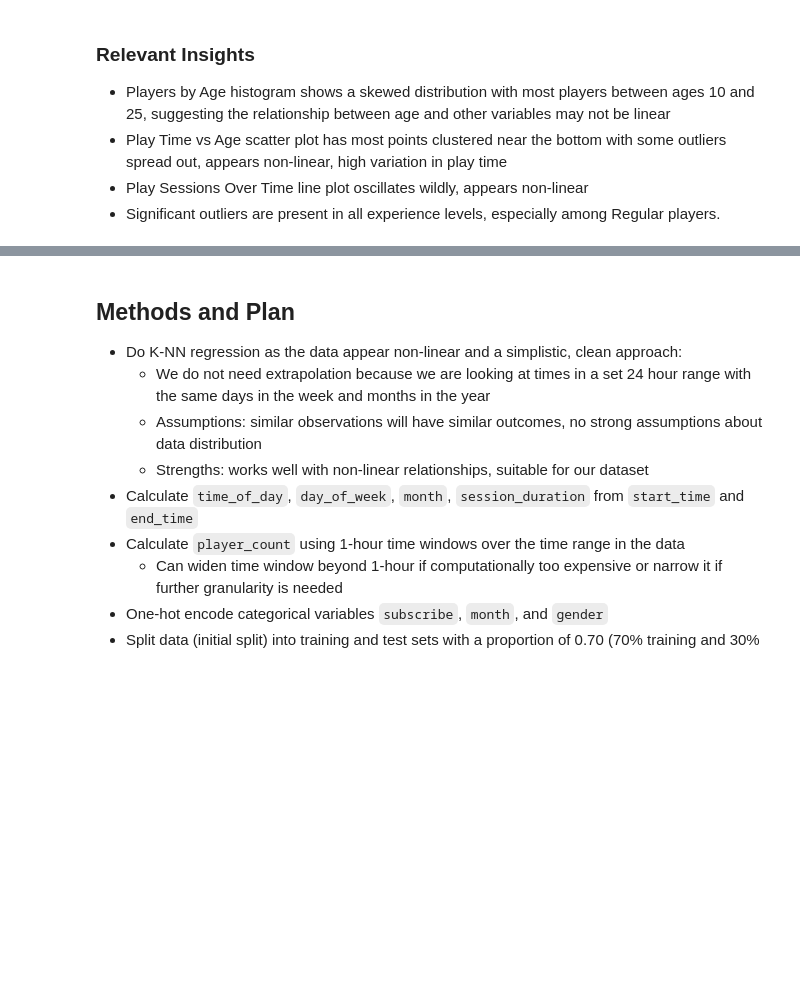
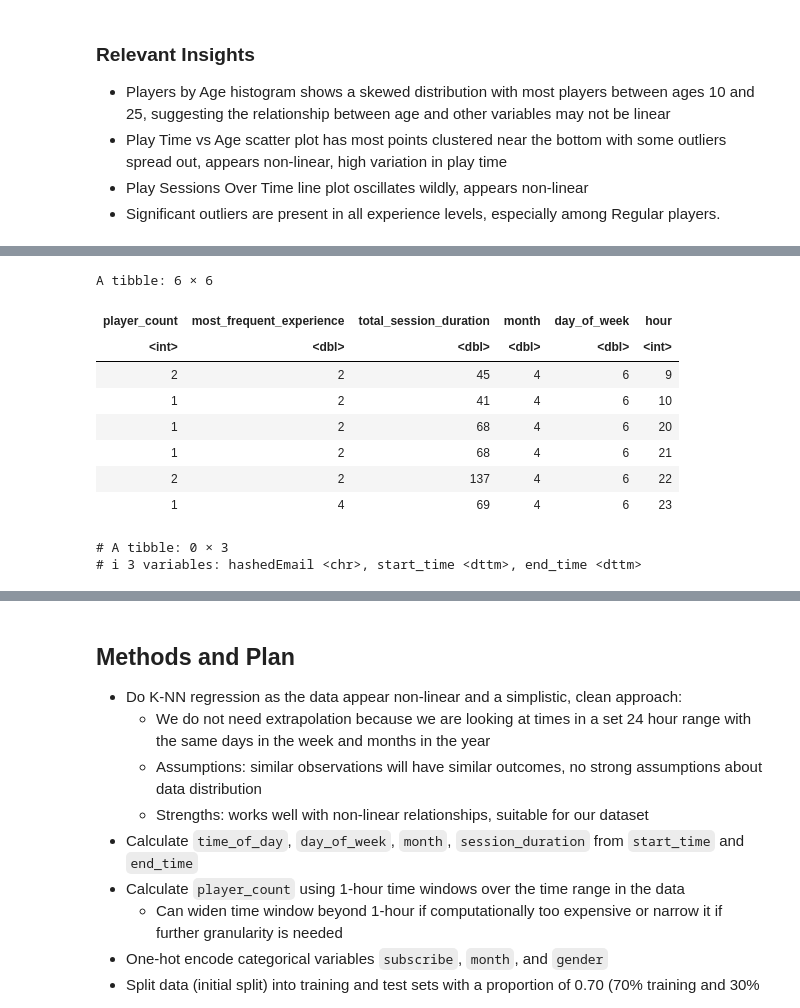
Before and after one commit to xhgchen/dsci-100-2024w1-group-008-17, a Jupyter notebook: project_final_report_008-17.ipynb, the cells around one changed output, grey strips where cells are left out. Cells and saved outputs as stored; diff of their text form; code cells hidden in the pictures; blank space fills up the shorter version.

```diff
--- a/project_final_report_008-17.ipynb
+++ b/project_final_report_008-17.ipynb
@@ -404,0 +505,45 @@ A tibble: 6 × 28
+# %%
+player_counts_encoded <- player_counts |>
+  mutate(
+    # Map months to numeric values (Jan=1, Feb=2, ..., Dec=12)
+    month = recode(month,
+                        Jan = 1,
+                        Feb = 2,
+                        Mar = 3,
+                        Apr = 4,
+                        May = 5,
+                        Jun = 6,
+                        Jul = 7,
+                        Aug = 8,
+                        Sep = 9,
+                        Oct = 10,
+                        Nov = 11,
+                        Dec = 12),
+
+    # Map days of the week to numeric values (Mon=1, Tue=2, ..., Sun=7)
+    day_of_week = as.numeric(factor(day_of_week, levels = c("Mon", "Tue", "Wed", "Thu", "Fri", "Sat", "Sun"))),
+
+    # Map experience levels to numeric values (Beginner=1, Amateur=2, Regular=3, Pro=4, Veteran=5)
+    most_frequent_experience = as.numeric(factor(most_frequent_experience, levels = c("Beginner", "Amateur", "Regular", "Pro", "Veteran")))
+  ) |> select(-time_window)
+# |> # exclude original categorical columns and time_window from predictors
+#     select(where(~ any(. != 0))) |> # remove any zero only columns
+#     select(where(~ sd(.) > 0))   # remove columns with zero variance
+head(player_counts_encoded)
+# %% [output]
+A tibble: 6 × 6
+| player_count | most_frequent_experience | total_session_duration | month | day_of_week | hour |
+| <int> | <dbl> | <dbl> | <dbl> | <dbl> | <int> |
+| 2 | 2 | 45 | 4 | 6 | 9 |
+| 1 | 2 | 41 | 4 | 6 | 10 |
+| 1 | 2 | 68 | 4 | 6 | 20 |
+| 1 | 2 | 68 | 4 | 6 | 21 |
+| 2 | 2 | 137 | 4 | 6 | 22 |
+| 1 | 4 | 69 | 4 | 6 | 23 |
+# %%
+missing_rows <- sessions_tidy |>
+  filter(is.na(start_time) | is.na(end_time))
+print(missing_rows)
+# %% [output]
+# A tibble: 0 × 3
+# ℹ 3 variables: hashedEmail <chr>, start_time <dttm>, end_time <dttm>
```
Also changed, not shown: parts of 15 cells of this notebook.
